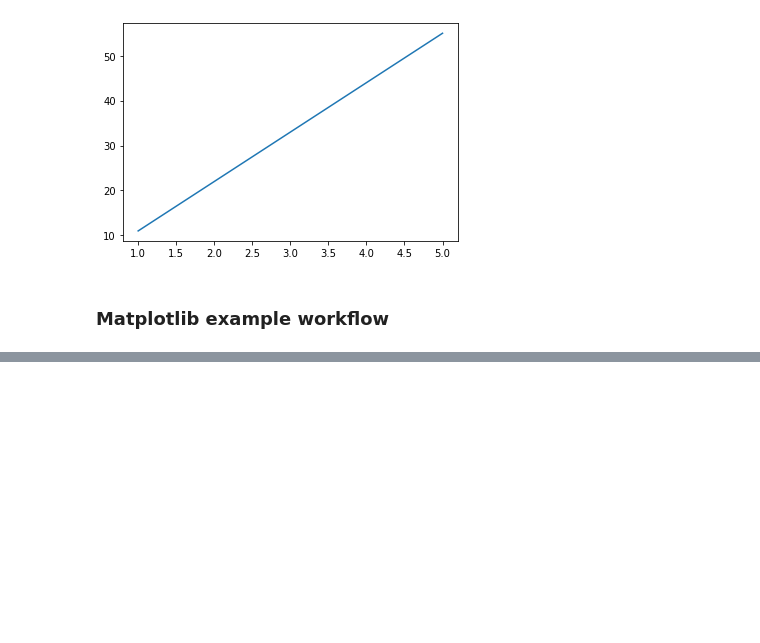
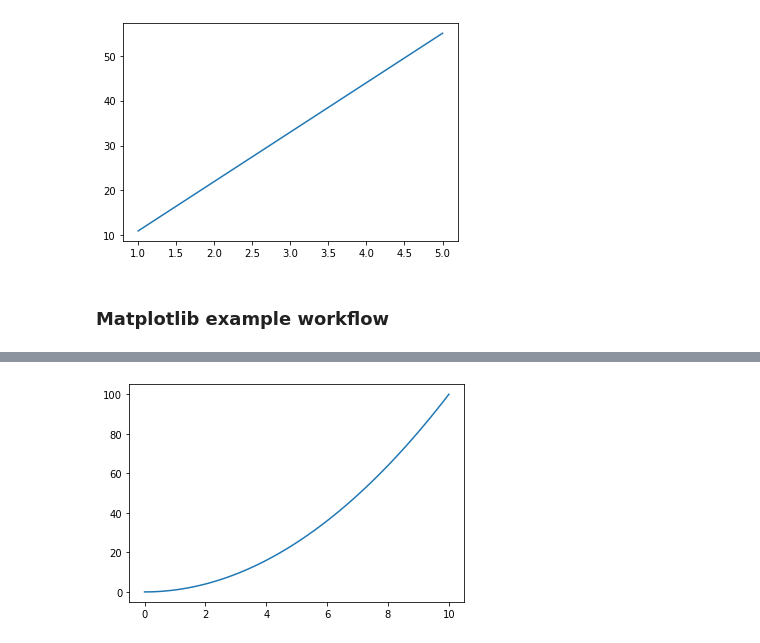
Before and after one commit to vishnuk7/MachineLearning, a Jupyter notebook: matplotlib/introduction-matplotlib.ipynb, the cells around one changed output, grey strips where cells are left out. Drawn from its saved outputs; the diff is of its cells as text; code cells hidden in the pictures; blank space fills up the shorter version.

```diff
--- a/matplotlib/introduction-matplotlib.ipynb
+++ b/matplotlib/introduction-matplotlib.ipynb
@@ -78,0 +92,6 @@ fig.savefig('img/sample.png')
+# %%
+#plot the data
+fig, ax = plt.subplots()
+ax.plot(x,x**2);
+# %% [output]
+[figure, added]
```
Also changed, not shown: parts of 10 cells of this notebook.
